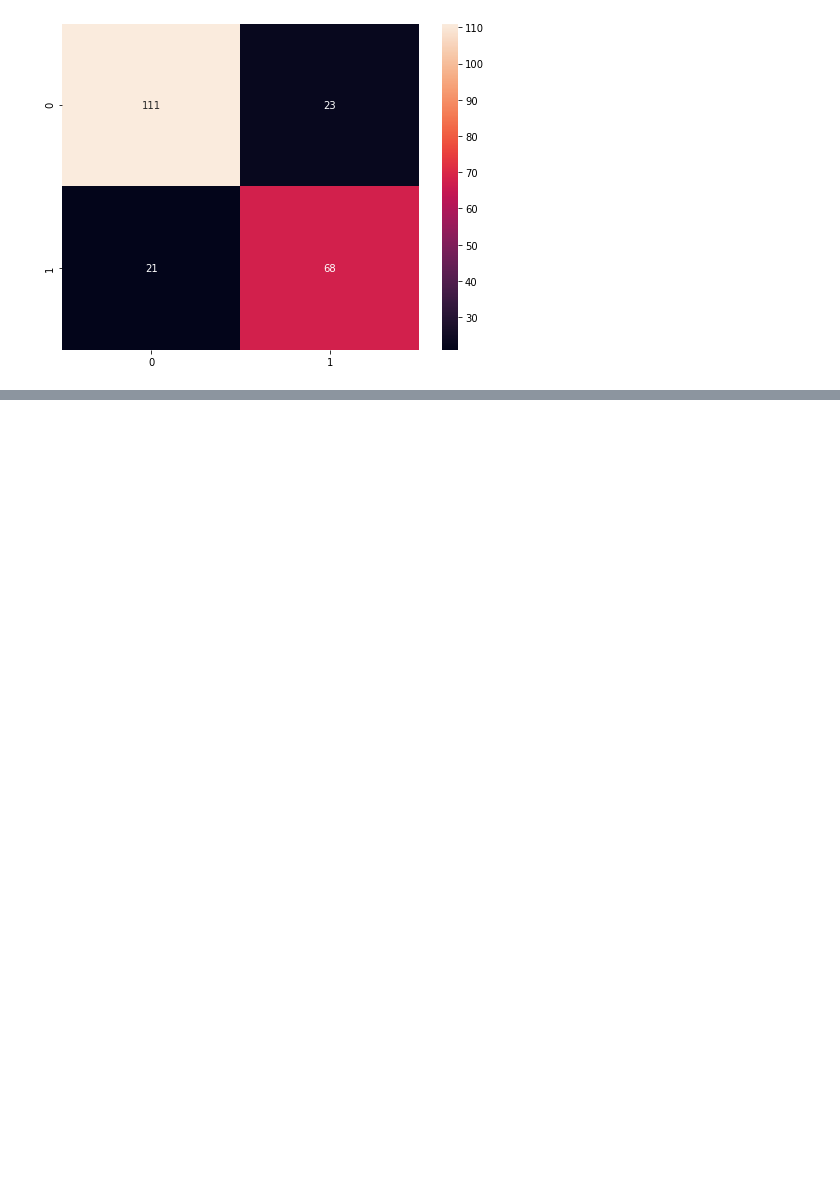
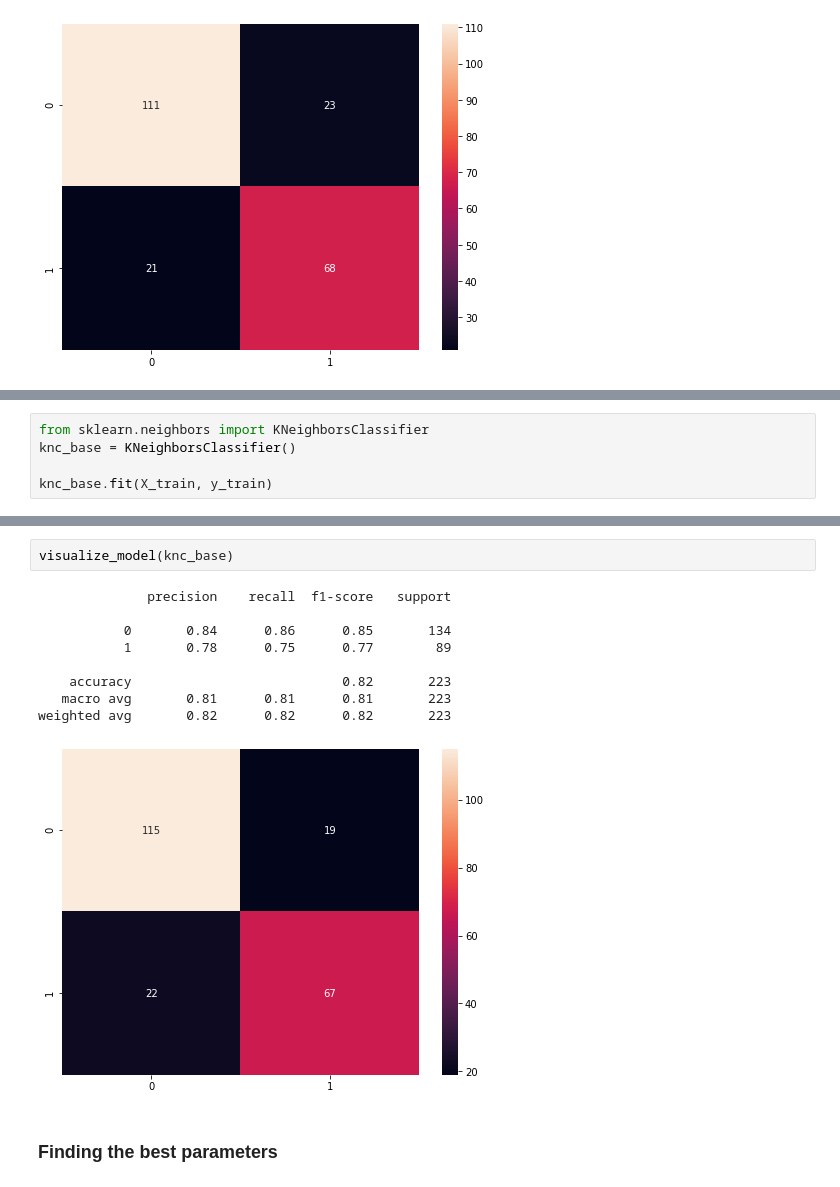
Before and after one commit to Hari31416/Portfolio, a Jupyter notebook: Titanic/Models I.ipynb, the cells around one changed output, grey strips where cells are left out. Drawn from its saved outputs; the diff is of its cells as text; blank space fills up the shorter version.

```diff
--- a/Titanic/Models I.ipynb
+++ b/Titanic/Models I.ipynb
@@ -205,0 +418,5 @@ weighted avg       0.80      0.80      0.80       223
+# %%
+from sklearn.neighbors import KNeighborsClassifier
+knc_base = KNeighborsClassifier()
+
+knc_base.fit(X_train, y_train)
@@ -205,0 +433,14 @@ weighted avg       0.80      0.80      0.80       223
+# %%
+visualize_model(knc_base)
+# %% [output]
+              precision    recall  f1-score   support
+
+           0       0.84      0.86      0.85       134
+           1       0.78      0.75      0.77        89
+
+    accuracy                           0.82       223
+   macro avg       0.81      0.81      0.81       223
+weighted avg       0.82      0.82      0.82       223
+[figure, added]
+# %% [markdown]
+### Finding the best parameters
```
Also changed, not shown: parts of 29 cells of this notebook, 4 other files.
